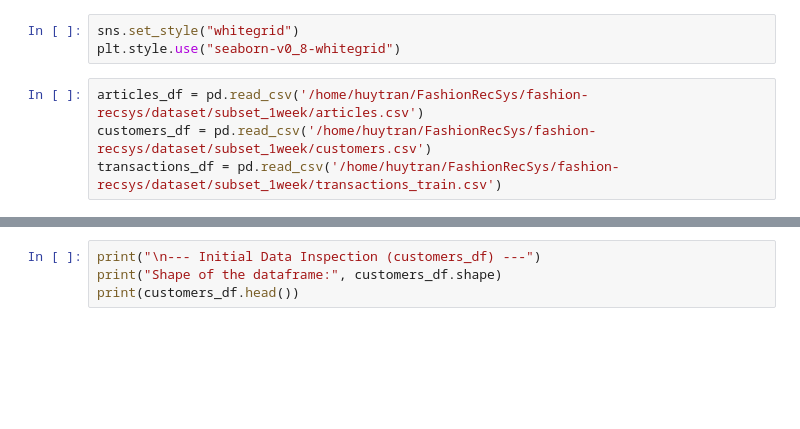
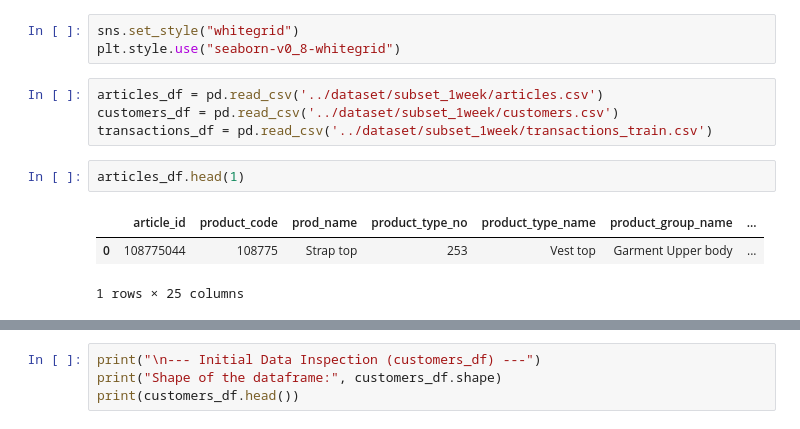
Before and after one commit to HuyTQ-28/fashion-recsys, a Jupyter notebook: notebooks/data_exploration.ipynb, the cells around one changed output, grey strips where cells are left out. Saved outputs shown, nothing was run; the diff lists cells and outputs as text; blank space fills up the shorter version.

```diff
--- a/notebooks/data_exploration.ipynb
+++ b/notebooks/data_exploration.ipynb
@@ -8,6 +8,12 @@ from datetime import datetime
 sns.set_style("whitegrid")
 plt.style.use("seaborn-v0_8-whitegrid")
 # %%
-articles_df = pd.read_csv('/home/huytran/FashionRecSys/fashion-recsys/dataset/subset_1week/articles.csv')
-customers_df = pd.read_csv('/home/huytran/FashionRecSys/fashion-recsys/dataset/subset_1week/customers.csv')
-transactions_df = pd.read_csv('/home/huytran/FashionRecSys/fashion-recsys/dataset/subset_1week/transactions_train.csv')
+articles_df = pd.read_csv('../dataset/subset_1week/articles.csv')
+customers_df = pd.read_csv('../dataset/subset_1week/customers.csv')
+transactions_df = pd.read_csv('../dataset/subset_1week/transactions_train.csv')
+# %%
+articles_df.head(1)
+# %% [output]
+|  | article_id | product_code | prod_name | product_type_no | product_type_name | product_group_name | ... |
+| 0 | 108775044 | 108775 | Strap top | 253 | Vest top | Garment Upper body | ... |
+1 rows × 25 columns
```
Also changed, not shown: parts of 7 cells of this notebook, 15 other files.
